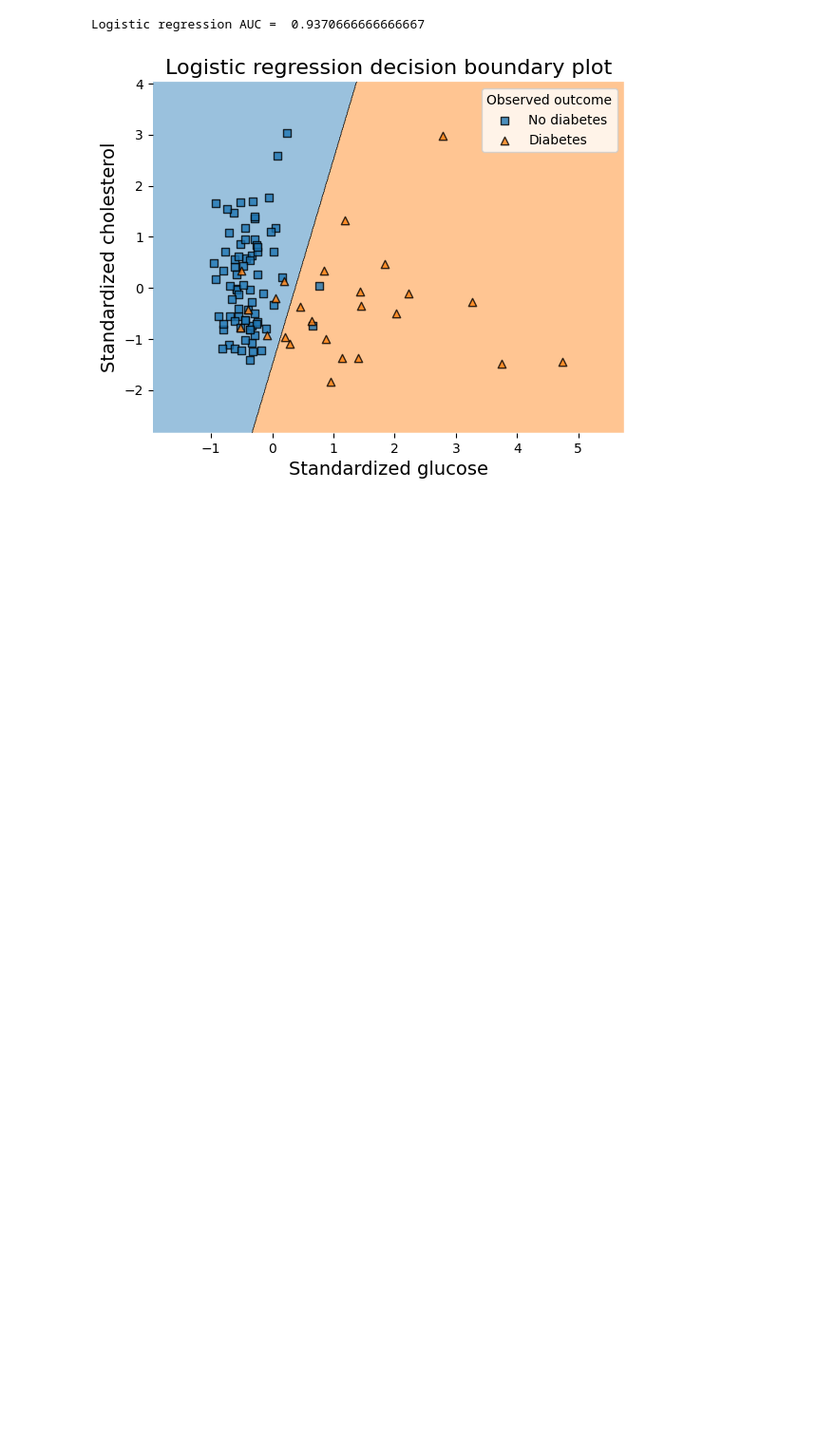
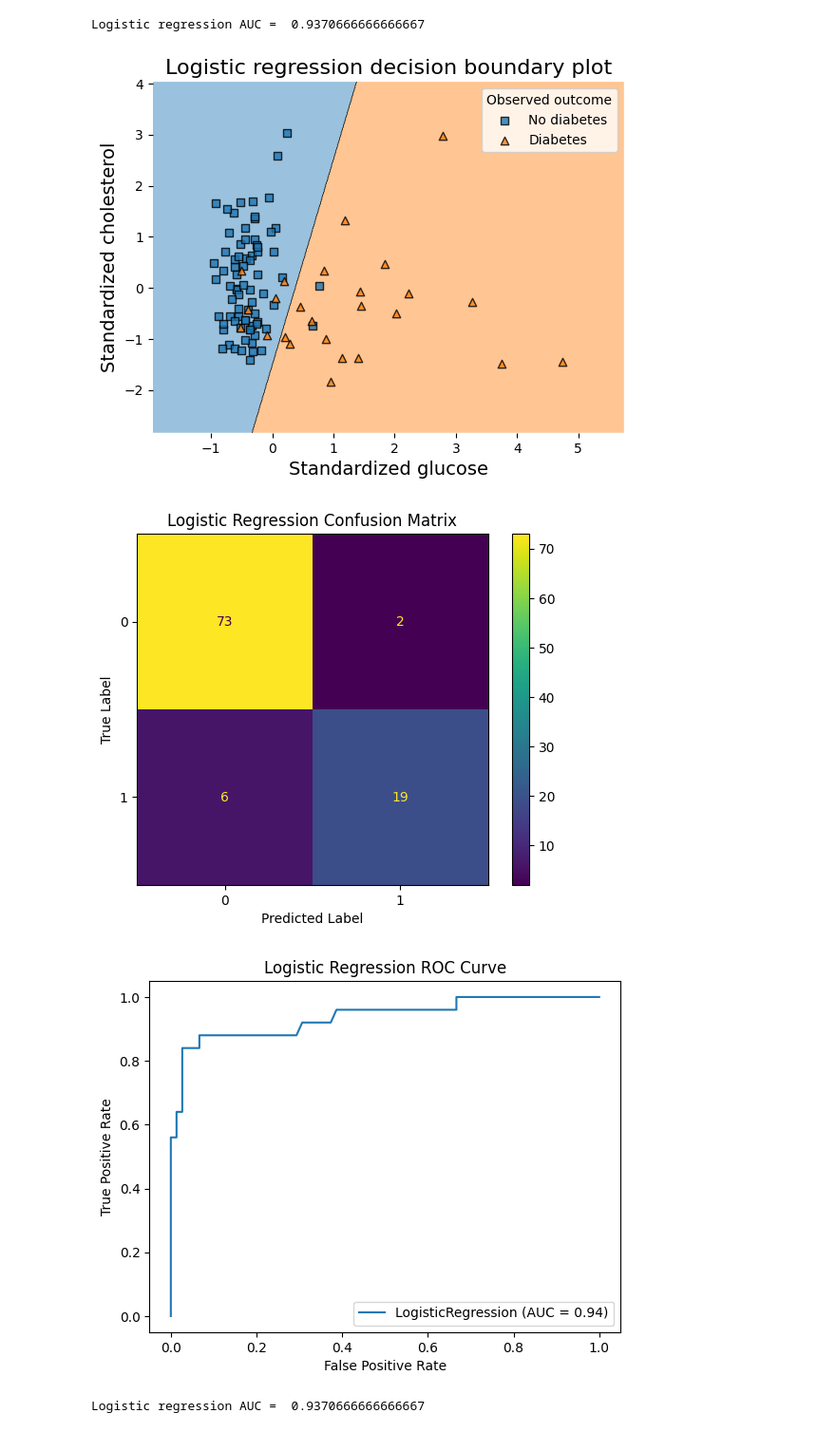
Before and after one commit to gadosanjos/Machine-Learning, a Jupyter notebook: classificationPlotsChallenge/Classification_plots.ipynb, the cells around one changed output. Shown at 95% size. Drawn from its saved outputs; the diff is of its cells as text; code cells hidden in the pictures; blank space fills up the shorter version.

Commit message:
added second prompt from gemini

```diff
--- a/classificationPlotsChallenge/Classification_plots.ipynb
+++ b/classificationPlotsChallenge/Classification_plots.ipynb
@@ -206,3 +206,70 @@ plt.show()
 [figure]
 Logistic regression AUC =  0.9370666666666667
 [figure]
+# %%
+# prompt: for the logistic metrics fitted above could you include more details and description with each graph for a better understanding of what each graph is best used for and what are their strength and weaknesses
+
+import matplotlib.pyplot as plt
+import numpy as np
+# Confusion matrix plot for LRModel
+ConfusionMatrixDisplay.from_estimator(LRModel, X, y)
+plt.title('Logistic Regression Confusion Matrix')
+plt.xlabel('Predicted Label')
+plt.ylabel('True Label')
+plt.show()
+
+# ROC curve for LRModel
+RocCurveDisplay.from_estimator(LRModel, X, y)
+plt.title('Logistic Regression ROC Curve')
+plt.xlabel('False Positive Rate')
+plt.ylabel('True Positive Rate')
+plt.show()
+
+# Compute AUC for LRModel
+lrAUC = roc_auc_score(y, LRModel.predict_proba(X)[:, 1])
+print('Logistic regression AUC = ', lrAUC)
+
+# Plot decision boundary regions
+p=plot_decision_regions(X, np.ravel(y), clf=LRModel)
+
+# Add title and axis labels
+p.set_title('Logistic Regression Decision Boundary Plot')
+p.set_xlabel('Standardized glucose')
+p.set_ylabel('Standardized cholesterol')
+
+# Add legend
+L = plt.legend(title='Observed Outcome')
+L.get_texts()[0].set_text('No Diabetes')
+L.get_texts()[1].set_text('Diabetes')
+
+plt.show()
+
+# Explanation of the plots:
+
+# Confusion matrix:
+# - Shows the number of correct and incorrect predictions for each class.
+# - Useful for visualizing the performance of a classification model.
+# - Strength: Easy to understand and interpret.
+# - Weakness: Not as informative as other metrics for imbalanced datasets.
+
+# ROC curve:
+# - Shows the trade-off between true positive rate and false positive rate.
+# - Useful for comparing the performance of different classification models.
+# - Strength: Provides a more complete picture of model performance than accuracy.
+# - Weakness: Can be difficult to interpret for non-experts.
+
+# AUC:
+# - A single number that summarizes the performance of a classification model.
+# - Useful for comparing the performance of different classification models.
+# - Strength: Easy to understand and interpret.
+# - Weakness: Not as informative as other metrics for imbalanced datasets.
+
+# Decision boundary plot:
+# - Shows the decision boundary of a classification model.
+# - Useful for visualizing how a model will classify new data points.
+# - Strength: Easy to understand and interpret.
+# - Weakness: Can be difficult to visualize for models with more than two input features.
+# %% [output]
+[figure, added]
+[figure, added]
+Logistic regression AUC =  0.9370666666666667
```
Also changed, not shown: parts of 2 cells of this notebook.
